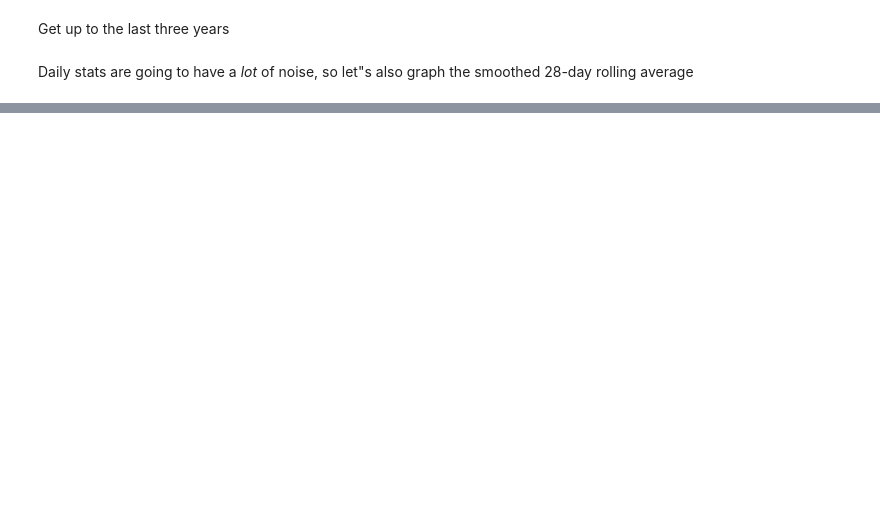
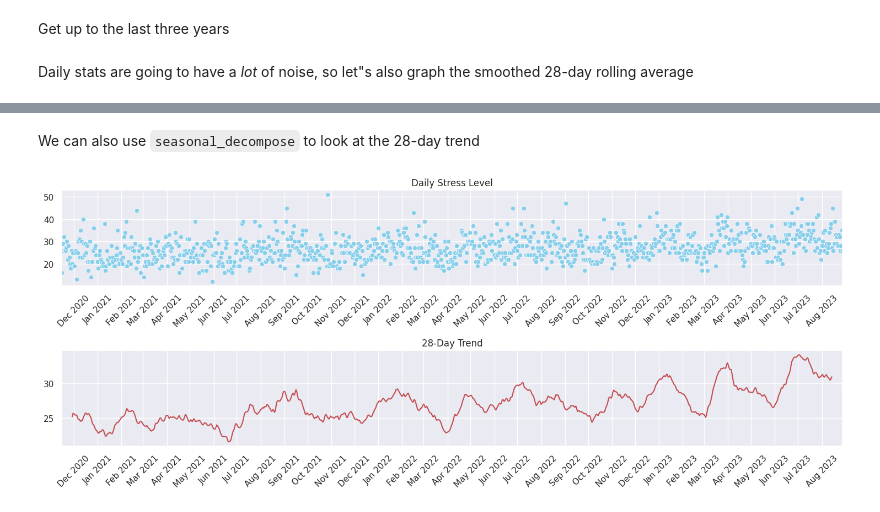
Before and after one commit to matin/garth, a Jupyter notebook: colabs/stress.ipynb, the cells around one changed output, grey strips where cells are left out. Drawn from its saved outputs; the diff is of its cells as text; code cells hidden in the pictures; blank space fills up the shorter version.

Commit message:
provide an example using seasonal_decompose

```diff
--- a/colabs/stress.ipynb
+++ b/colabs/stress.ipynb
@@ -139,0 +140,39 @@ plt.show()
+# %% [markdown]
+We can also use `seasonal_decompose` to look at the 28-day trend
+# %%
+from statsmodels.tsa.seasonal import seasonal_decompose
+
+result = seasonal_decompose(
+    df["overall_stress_level"], model="additive", period=28
+)
+trend = result.trend.dropna()
+
+min_date = df.index.min()
+max_date = df.index.max()
+
+def plot_subplot(ax, x, y, title, color, plot_type="line"):
+    if plot_type == "line":
+        sns.lineplot(ax=ax, x=x, y=y, color=color)
+    elif plot_type == 'scatter':
+        sns.scatterplot(ax=ax, x=x, y=y, color=color)
+
+    ax.set_title(title)
+    ax.set_xlim(min_date, max_date)
+    ax.set_xlabel(None)
+    ax.set_ylabel(None)
+    ax.xaxis.set_major_locator(mdates.MonthLocator())
+    ax.xaxis.set_major_formatter(mdates.DateFormatter("%b %Y"))
+    ax.tick_params(axis="x", rotation=45)
+
+fig, axes = plt.subplots(2, 1, figsize=(15, 6))
+
+plot_subplot(
+    axes[0], df.index, df["overall_stress_level"],
+    "Daily Stress Level", "skyblue", plot_type='scatter'
+)
+plot_subplot(axes[1], trend.index, trend, "28-Day Trend", "r")
+
+plt.tight_layout()
+plt.show()
+# %% [output]
+[figure, added]
```
Also changed, not shown: parts of 4 cells of this notebook.
